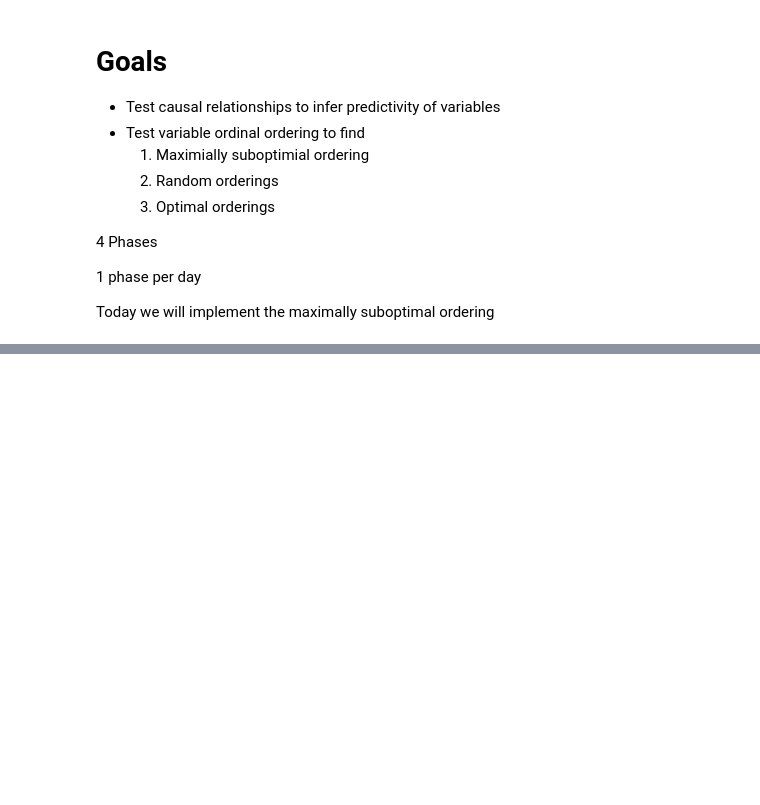
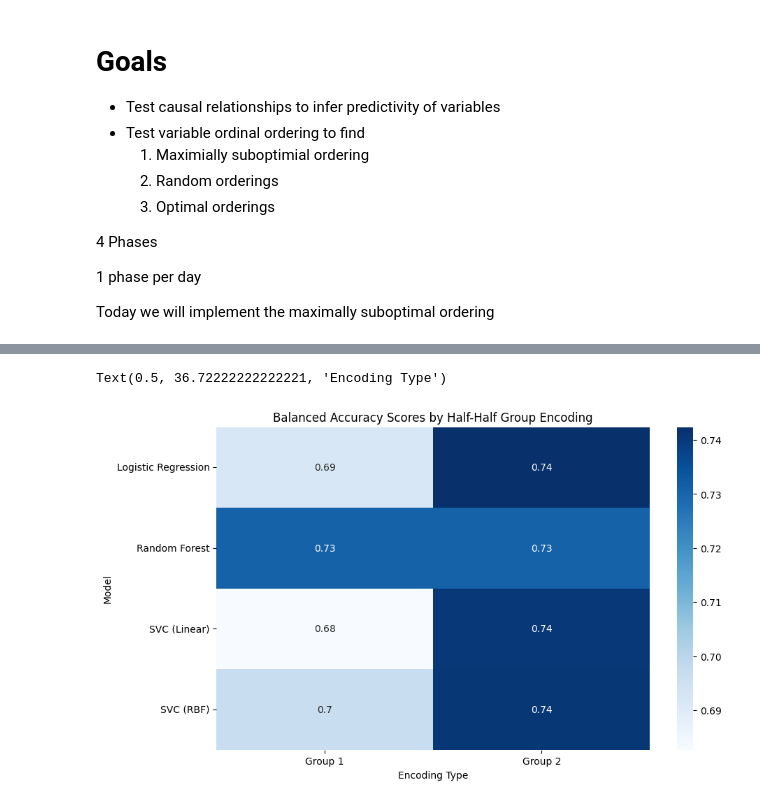
Before and after one commit to danielkopp4/Citation-Forecaster, a Jupyter notebook: analysis/exierment.ipynb, the cells around one changed output, grey strips where cells are left out. Cells and saved outputs as stored; diff of their text form; code cells hidden in the pictures; blank space fills up the shorter version.

```diff
--- a/analysis/exierment.ipynb
+++ b/analysis/exierment.ipynb
@@ -482,0 +447,2 @@ KeyboardInterrupt:
+# %%
+grouped_half = pd.read_csv('grouped_half.csv')
@@ -482,0 +461,14 @@ KeyboardInterrupt:
+# %%
+heatmap_data = grouped_half.pivot("model", "oh", "bal_acc")
+
+# Creating the heatmap
+plt.figure(figsize=(10, 6))
+sns.heatmap(heatmap_data, annot=True, cmap=sns.color_palette("Blues", as_cmap=True))
+
+# Adding titles and labels
+plt.title('Balanced Accuracy Scores by Half-Half Group Encoding')
+plt.ylabel('Model')
+plt.xlabel('Encoding Type')
+# %% [output]
+Text(0.5, 36.72222222222221, 'Encoding Type')
+[figure, added]
```
Also changed, not shown: parts of 25 cells of this notebook.
